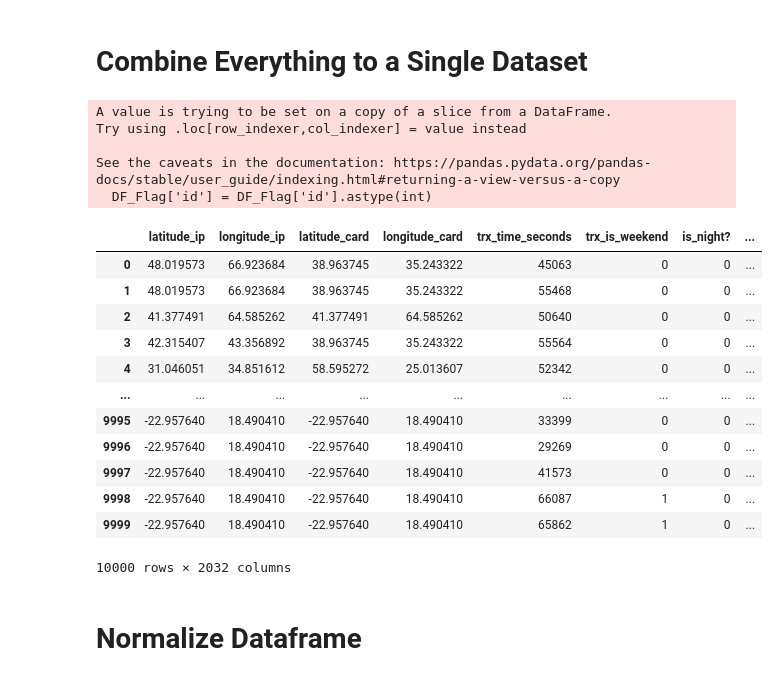
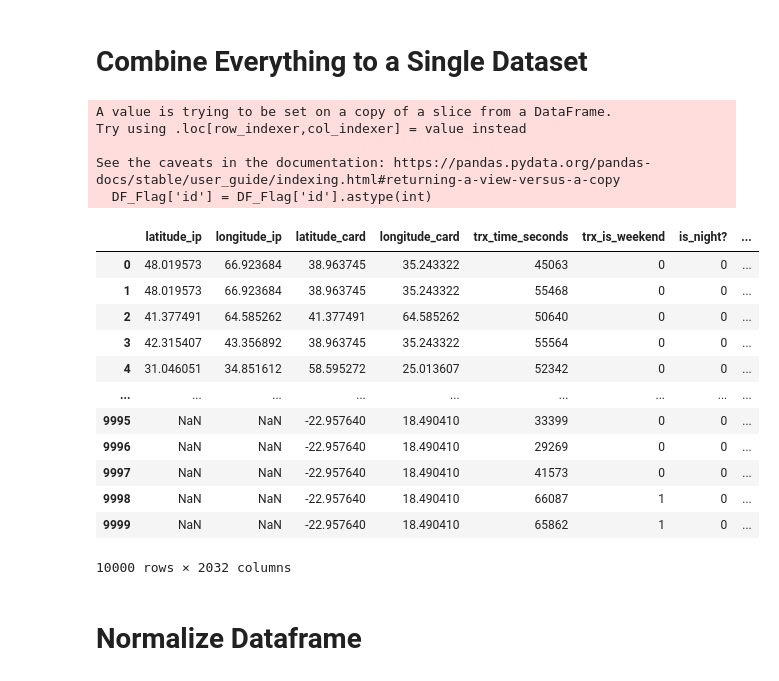
Before and after one commit to MaayanHagbi/CAS_ADS_Final_Project, a Jupyter notebook: Fraud_Detection_ML_(CAS_ADS).ipynb, the cells around one changed output. Saved outputs shown, nothing was run; the diff lists cells and outputs as text; code cells hidden in the pictures.

```diff
--- a/Fraud_Detection_ML_(CAS_ADS).ipynb
+++ b/Fraud_Detection_ML_(CAS_ADS).ipynb
@@ -429,14 +429,13 @@ Data_Dummies
 # Combine Everything to a Single Dataset
 # %%
 # Rest indexs in all dataframes in preparation to merge
-'''
 Cust_Profiles #Key is Client id
 Cust_Country_Profile = Cust_Country_Profile.reset_index(level='id') #Key is id
 Trx_Profile = Trx_Profile.reset_index(level='id') #Key is id
 Trx_Profile_Rolling = Trx_Profile_Rolling.reset_index(level='id') #Key is id
 Brand_Fraud_Profile = Brand_Fraud_Profile.reset_index(level='id') #Key is id
 Data_Dummies = Data_Dummies.reset_index(level='id') #Key is id
-'''
+
 
 #Merge all datasets to a single dataset
 DF = pd.merge(Cust_Country_Profile, Trx_Profile, how='left', on='id')
@@ -450,38 +449,38 @@ DF_Flag['id'] = DF_Flag['id'].astype(int)
 DF4 = pd.merge(DF4, DF_Flag, how='left', on='id')
 DF4['Is_fraud'] = DF4['Is_fraud'].astype(int)
 
 #Create New Dataframe
 Pre_Norm_DF = DF4
 #Gather columns containing Ids
 column_ids = [col for col in Pre_Norm_DF.columns if '_id' in col]
 column_ids.remove('Email_domain_idtech')
 column_timestamp = [col for col in Pre_Norm_DF.columns if 'timestamp' in col]
 columns_amount = [col for col in Pre_Norm_DF.columns if 'amount' in col]
 
 
 
 dropcolumns = column_ids + column_timestamp + ['id'] + ['trx_amount_gbp']
 
 Pre_Norm_DF = Pre_Norm_DF.drop(columns = dropcolumns)
 Pre_Norm_DF
 # %% [output]
 A value is trying to be set on a copy of a slice from a DataFrame.
 Try using .loc[row_indexer,col_indexer] = value instead
 
 See the caveats in the documentation: https://pandas.pydata.org/pandas-docs/stable/user_guide/indexing.html#returning-a-view-versus-a-copy
   DF_Flag['id'] = DF_Flag['id'].astype(int)
 |  | latitude_ip | longitude_ip | latitude_card | longitude_card | trx_time_seconds | trx_is_weekend | is_night? | ... |
 | 0 | 48.019573 | 66.923684 | 38.963745 | 35.243322 | 45063 | 0 | 0 | ... |
 | 1 | 48.019573 | 66.923684 | 38.963745 | 35.243322 | 55468 | 0 | 0 | ... |
 | 2 | 41.377491 | 64.585262 | 41.377491 | 64.585262 | 50640 | 0 | 0 | ... |
 | 3 | 42.315407 | 43.356892 | 38.963745 | 35.243322 | 55564 | 0 | 0 | ... |
 | 4 | 31.046051 | 34.851612 | 58.595272 | 25.013607 | 52342 | 0 | 0 | ... |
 | ... | ... | ... | ... | ... | ... | ... | ... | ... |
-| 9995 | -22.957640 | 18.490410 | -22.957640 | 18.490410 | 33399 | 0 | 0 | ... |
-| 9996 | -22.957640 | 18.490410 | -22.957640 | 18.490410 | 29269 | 0 | 0 | ... |
-| 9997 | -22.957640 | 18.490410 | -22.957640 | 18.490410 | 41573 | 0 | 0 | ... |
-| 9998 | -22.957640 | 18.490410 | -22.957640 | 18.490410 | 66087 | 1 | 0 | ... |
-| 9999 | -22.957640 | 18.490410 | -22.957640 | 18.490410 | 65862 | 1 | 0 | ... |
+| 9995 | NaN | NaN | -22.957640 | 18.490410 | 33399 | 0 | 0 | ... |
+| 9996 | NaN | NaN | -22.957640 | 18.490410 | 29269 | 0 | 0 | ... |
+| 9997 | NaN | NaN | -22.957640 | 18.490410 | 41573 | 0 | 0 | ... |
+| 9998 | NaN | NaN | -22.957640 | 18.490410 | 66087 | 1 | 0 | ... |
+| 9999 | NaN | NaN | -22.957640 | 18.490410 | 65862 | 1 | 0 | ... |
 10000 rows × 2032 columns
 # %% [markdown]
 # Normalize Dataframe
```
Also changed, not shown: parts of 4 cells of this notebook.
